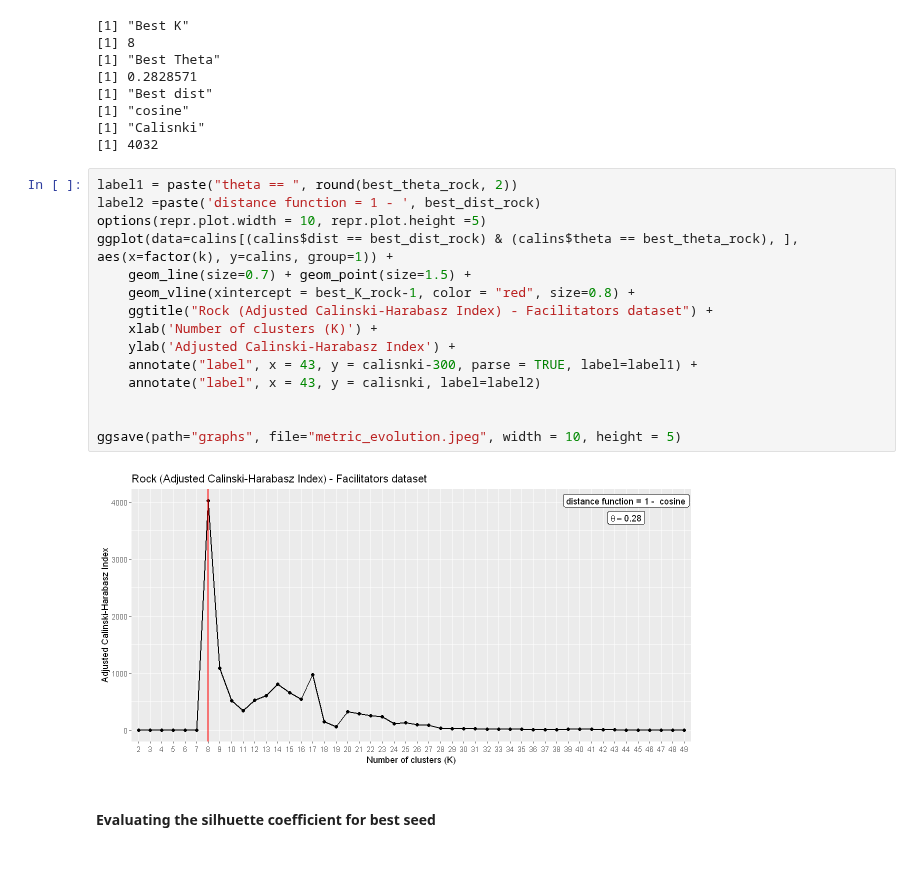
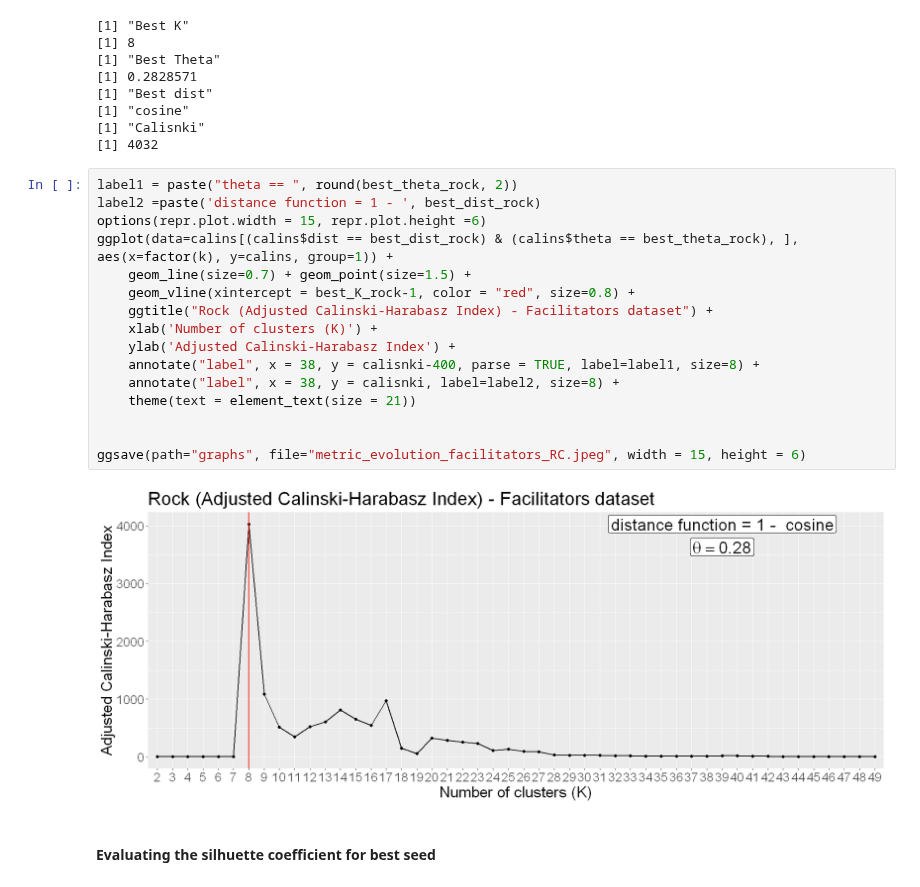
Before and after one commit to LASOS-INT/Barreiras-e-Facilitadores, a Jupyter notebook: R-notebooks/Clustering/facilitators/facilitators_clustering_rock_calisnki/facilitators_clustering_rock_calisnki.ipynb, the cells around one changed output. Cells and saved outputs as stored; diff of their text form.

```diff
--- a/R-notebooks/Clustering/facilitators/facilitators_clustering_rock_calisnki/facilitators_clustering_rock_calisnki.ipynb
+++ b/R-notebooks/Clustering/facilitators/facilitators_clustering_rock_calisnki/facilitators_clustering_rock_calisnki.ipynb
@@ -111,20 +111,21 @@ print(calisnki)
 # %%
 label1 = paste("theta == ", round(best_theta_rock, 2))
 label2 =paste('distance function = 1 - ', best_dist_rock)
-options(repr.plot.width = 10, repr.plot.height =5)
+options(repr.plot.width = 15, repr.plot.height =6)
 ggplot(data=calins[(calins$dist == best_dist_rock) & (calins$theta == best_theta_rock), ], aes(x=factor(k), y=calins, group=1)) +
     geom_line(size=0.7) + geom_point(size=1.5) +
     geom_vline(xintercept = best_K_rock-1, color = "red", size=0.8) +
     ggtitle("Rock (Adjusted Calinski-Harabasz Index) - Facilitators dataset") +
     xlab('Number of clusters (K)') +
     ylab('Adjusted Calinski-Harabasz Index') +
-    annotate("label", x = 43, y = calisnki-300, parse = TRUE, label=label1) +
-    annotate("label", x = 43, y = calisnki, label=label2)
+    annotate("label", x = 38, y = calisnki-400, parse = TRUE, label=label1, size=8) +
+    annotate("label", x = 38, y = calisnki, label=label2, size=8) +
+    theme(text = element_text(size = 21))
 
 
-ggsave(path="graphs", file="metric_evolution.jpeg", width = 10, height = 5)
+ggsave(path="graphs", file="metric_evolution_facilitators_RC.jpeg", width = 15, height = 6)
 # %% [output]
-[figure, old version]
+[figure, new version]
 # %% [markdown]
 #### Evaluating the silhuette coefficient for best seed
 # %%
```
Also changed, not shown: 30 other files.
